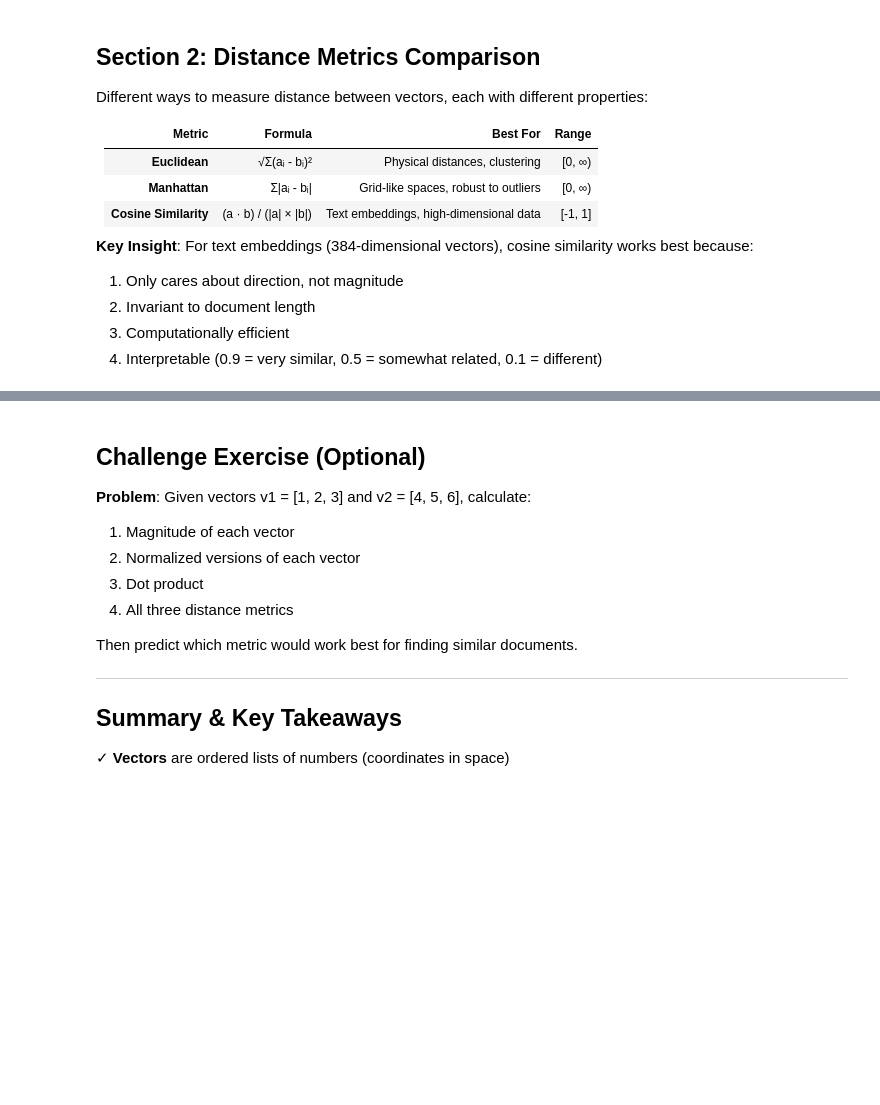
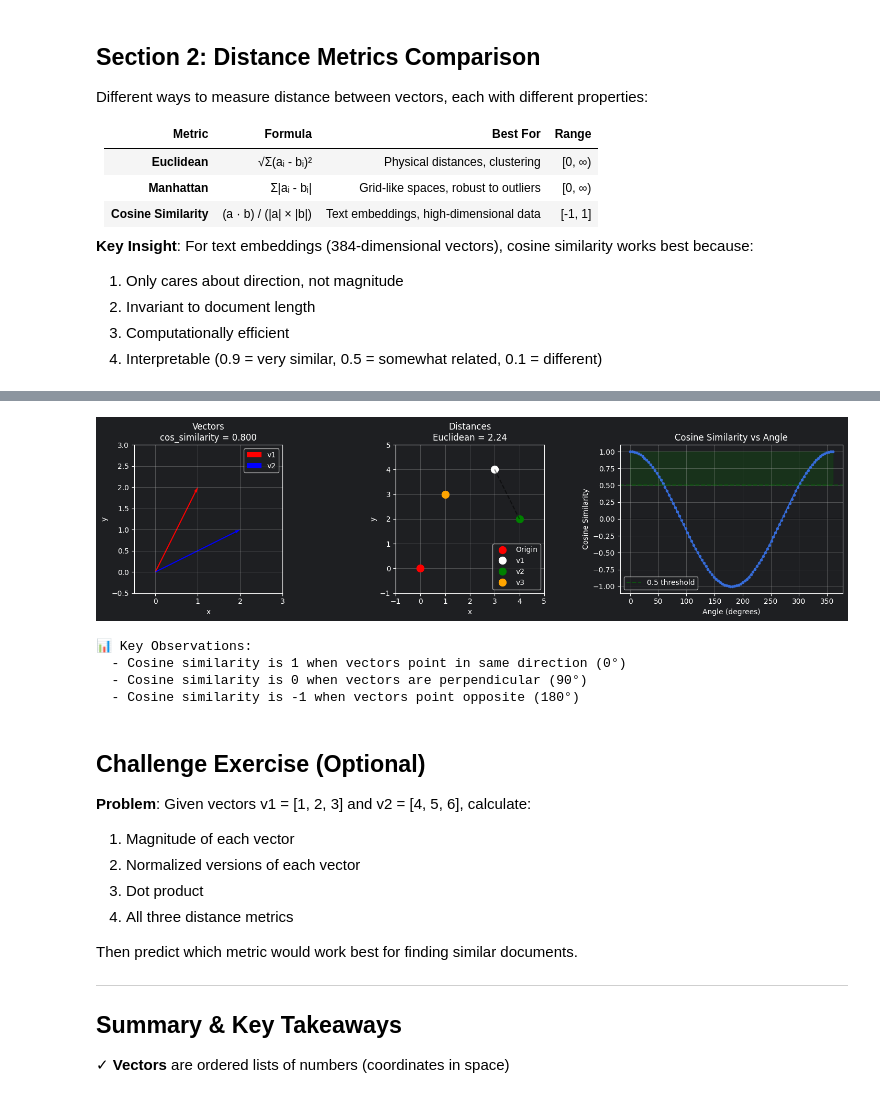
Before and after one commit to nitinkc/RAG-LearningTutorial, a Jupyter notebook: docs/labs/notebooks/lab_1_vector_math.ipynb, the cells around one changed output, grey strips where cells are left out. Drawn from its saved outputs; the diff is of its cells as text; code cells hidden in the pictures; blank space fills up the shorter version.

```diff
--- a/docs/labs/notebooks/lab_1_vector_math.ipynb
+++ b/docs/labs/notebooks/lab_1_vector_math.ipynb
@@ -165,40 +200,46 @@ ax.set_xlabel('x'), ax.set_ylabel('y')
 # Plot 2: Distance illustration
 ax = axes[1]
 points = [(0, 0), (3, 4), (4, 2), (1, 3)]
-colors = ['red', 'blue', 'green', 'orange']
+colors = ['red', 'white', 'green', 'orange']
 for (x, y), c, label in zip(points, colors, ['Origin', 'v1', 'v2', 'v3']):
     ax.plot(x, y, 'o', color=c, markersize=10, label=label)
 # Add lines showing distances
 ax.plot([points[1][0], points[2][0]], [points[1][1], points[2][1]], 'k--', alpha=0.5)
 ax.set_xlim(-1, 5), ax.set_ylim(-1, 5)
 ax.grid(True), ax.set_aspect('equal')
 ax.legend(), ax.set_title(f'Distances\nEuclidean = {euclidean_distance([3,4],[4,2]):.2f}')
 ax.set_xlabel('x'), ax.set_ylabel('y')
 
 # Plot 3: Cosine similarity visualization
 ax = axes[2]
 angles = np.linspace(0, 2*np.pi, 100)
 similarity_scores = []
 for angle in angles:
     v_angle = [np.cos(angle), np.sin(angle)]
     v_ref = [1, 0]
     similarity_scores.append(cosine_similarity(v_ref, v_angle))
 
 ax.plot(np.degrees(angles), similarity_scores, 'o-', markersize=3)
 ax.axhline(y=0, color='k', linestyle='-', alpha=0.3)
 ax.axhline(y=0.5, color='g', linestyle='--', alpha=0.5, label='0.5 threshold')
 ax.fill_between(np.degrees(angles), 0.5, 1, alpha=0.2, color='green')
 ax.set_xlabel('Angle (degrees)'), ax.set_ylabel('Cosine Similarity')
 ax.set_title('Cosine Similarity vs Angle'), ax.grid(True)
 ax.legend()
 
 plt.tight_layout()
 plt.show()
 
 print("\n📊 Key Observations:")
 print("  - Cosine similarity is 1 when vectors point in same direction (0°)")
 print("  - Cosine similarity is 0 when vectors are perpendicular (90°)")
 print("  - Cosine similarity is -1 when vectors point opposite (180°)")
+# %% [output]
+[figure, added]
+📊 Key Observations:
+  - Cosine similarity is 1 when vectors point in same direction (0°)
+  - Cosine similarity is 0 when vectors are perpendicular (90°)
+  - Cosine similarity is -1 when vectors point opposite (180°)
 # %% [markdown]
 ## Challenge Exercise (Optional)
 
```
Also changed, not shown: parts of 2 cells of this notebook, 6 other files.
